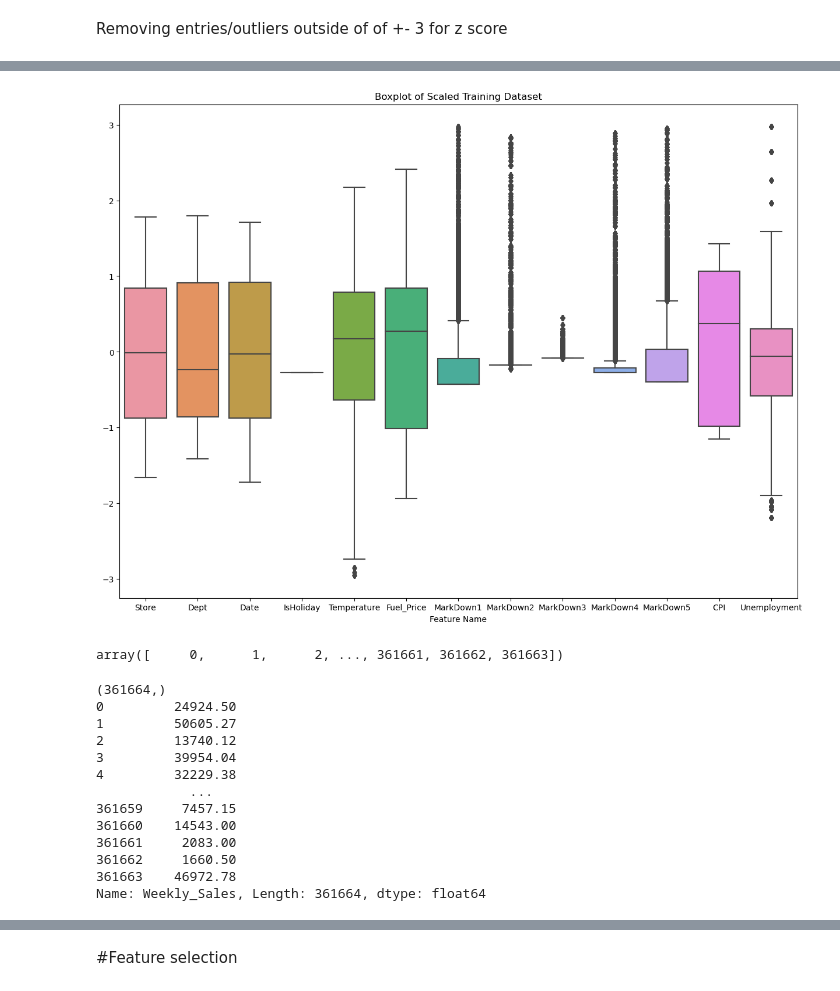
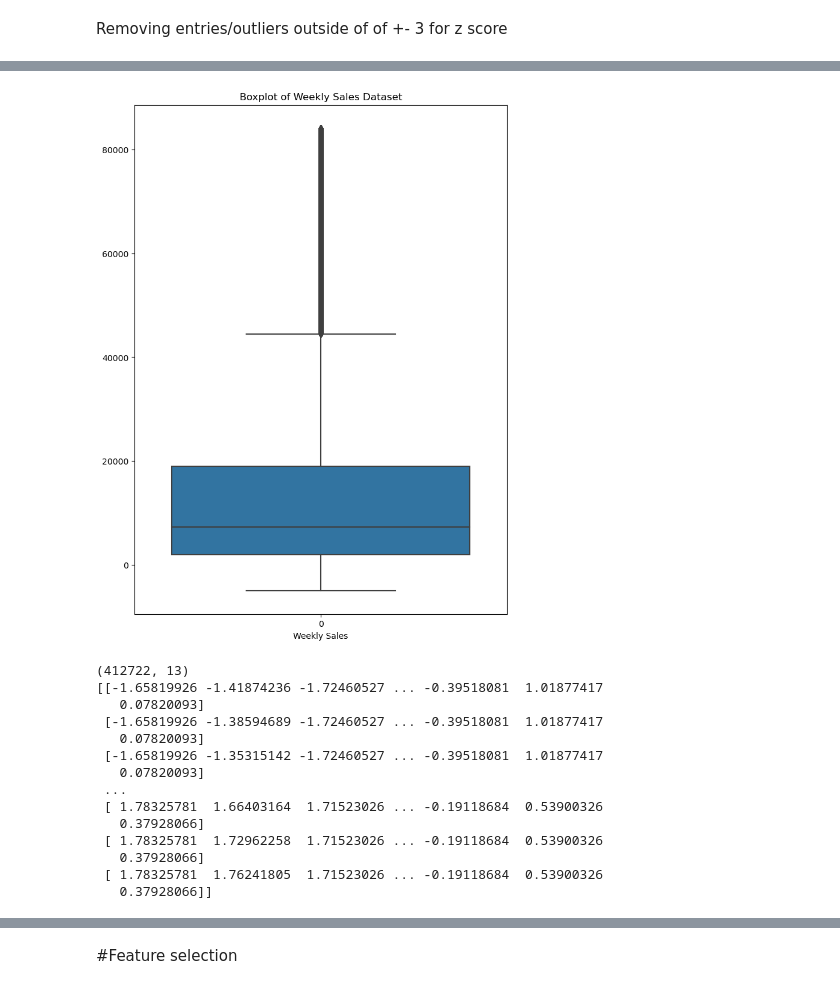
Before and after one commit to EricYangg/4AI3-Walmart-Forecast, a Jupyter notebook: 4AI3_Project_Walmart_Sales_Data.ipynb, the cells around one changed output, grey strips where cells are left out. Saved outputs shown, nothing was run; the diff lists cells and outputs as text; code cells hidden in the pictures.

```diff
--- a/4AI3_Project_Walmart_Sales_Data.ipynb
+++ b/4AI3_Project_Walmart_Sales_Data.ipynb
@@ -351,11 +347,11 @@ Removing entries/outliers outside of of +- 3 for z score
 # %%
 import scipy.stats as stats
 
-z = np.abs(stats.zscore(feature_train_scaled))
+z = np.abs(stats.zscore(train_labels))
 
 #only keep rows in dataframe with all z-scores less than absolute value of 3
-feature_train_scaled_clean = feature_train_scaled[(z<3).all(axis=1)]
+train_labels_clean = train_labels[(z<3)]
 
-print('New shape:', feature_train_scaled_clean.shape)
-print('Number of outliers removed: ', (feature_train_scaled.shape[0]-feature_train_scaled_clean.shape[0]))
+print('New shape:', train_labels_clean.shape)
+print('Number of outliers removed: ', (train_labels.shape[0]-train_labels_clean.shape[0]))
 # %% [output]
@@ -364,35 +360,28 @@ Number of outliers removed:  59906
 # %%
-fig, ax = plt.subplots(figsize=(15, 11))
-ax = sns.boxplot(data=feature_train_scaled_clean)
-ax.set_xticklabels(feature_train.columns)
-ax.set_title('Boxplot of Scaled Training Dataset')
-ax.set_xlabel('Feature Name')
+fig, ax = plt.subplots(figsize=(8, 11))
+ax = sns.boxplot(data=train_labels_clean)
+ax.set_title('Boxplot of Weekly Sales Dataset')
+ax.set_xlabel('Weekly Sales')
 plt.show()
 # %% [output]
-[figure, old version]
+[figure, new version]
-# %%
-#get the index where z score less than 3
-rows = np.where(feature_train_scaled[(z<3).all(axis=1)])[0]
-rows = np.unique(rows)
-rows
-# %% [output]
-array([     0,      1,      2, ..., 361661, 361662, 361663])
 # %%
 #filter out the outliers removed for features dataset on the labels dataset
-train_labels_clean = train_labels.iloc[rows]
-print(train_labels_clean.shape)
-print(train_labels_clean)
+feature_train_scaled_clean = feature_train_scaled[train_labels_clean.index, :]
+print(feature_train_scaled_clean.shape)
+print(feature_train_scaled_clean)
 # %% [output]
-(361664,)
-0         24924.50
-1         50605.27
-2         13740.12
-3         39954.04
-4         32229.38
-            ...
-361659     7457.15
-361660    14543.00
-361661     2083.00
-361662     1660.50
-361663    46972.78
-Name: Weekly_Sales, Length: 361664, dtype: float64
+(412722, 13)
+[[-1.65819926 -1.41874236 -1.72460527 ... -0.39518081  1.01877417
+   0.07820093]
+ [-1.65819926 -1.38594689 -1.72460527 ... -0.39518081  1.01877417
+   0.07820093]
+ [-1.65819926 -1.35315142 -1.72460527 ... -0.39518081  1.01877417
+   0.07820093]
+ ...
+ [ 1.78325781  1.66403164  1.71523026 ... -0.19118684  0.53900326
+   0.37928066]
+ [ 1.78325781  1.72962258  1.71523026 ... -0.19118684  0.53900326
+   0.37928066]
+ [ 1.78325781  1.76241805  1.71523026 ... -0.19118684  0.53900326
+   0.37928066]]
```
Also changed, not shown: parts of 13 cells of this notebook.
